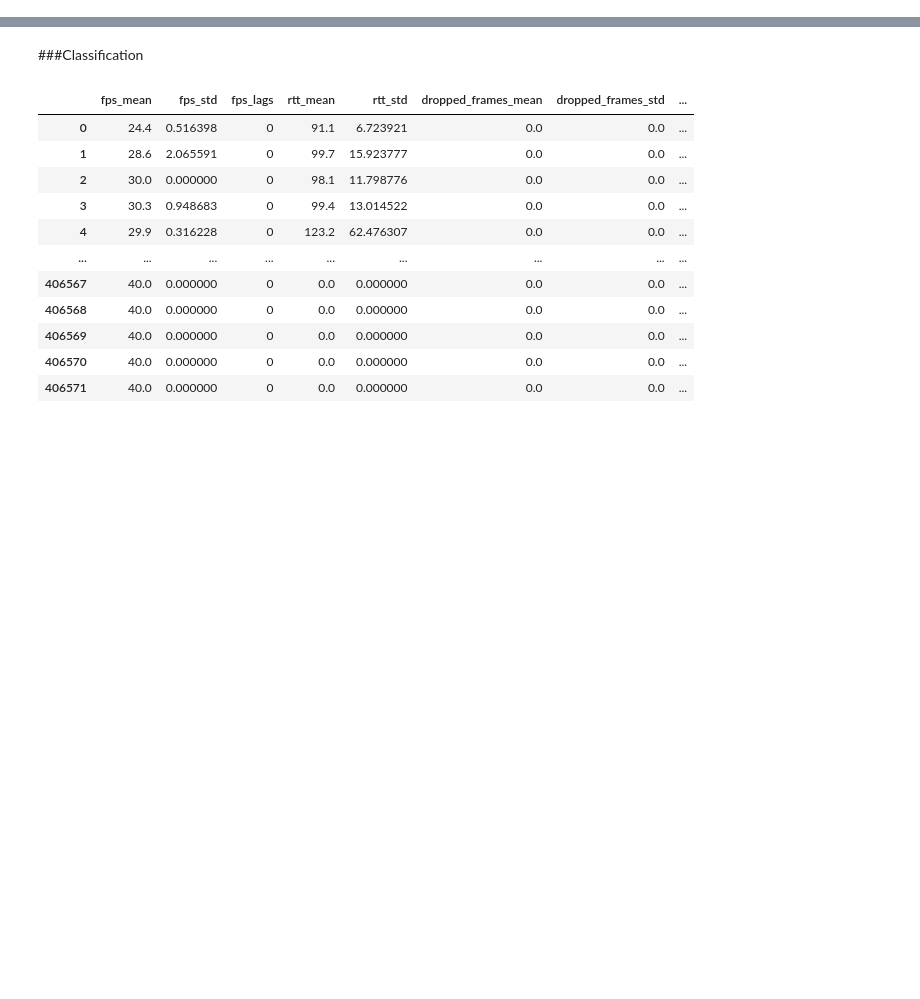
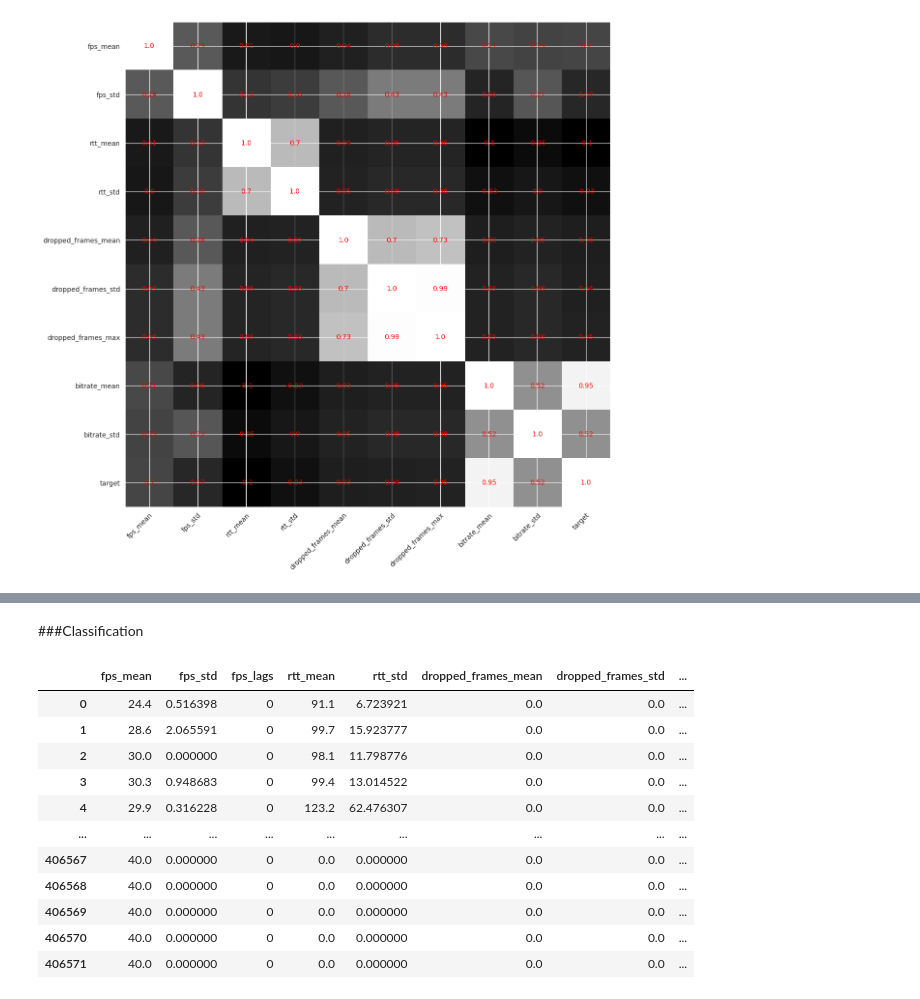
Before and after one commit to RVdeported/Inno_ML_asgmn_1, a Jupyter notebook: Main.ipynb, the cells around one changed output, grey strips where cells are left out. Cells and saved outputs as stored; diff of their text form; code cells hidden in the pictures; blank space fills up the shorter version.

```diff
--- a/Main.ipynb
+++ b/Main.ipynb
@@ -322,0 +233,4 @@ NotFittedError: This LinearRegression instance is not fitted yet. Call 'fit' wit
+# %%
+_ = plot_corr_matrix(x_train_r)
+# %% [output]
+[figure, added]
```
Also changed, not shown: parts of 63 cells of this notebook.
